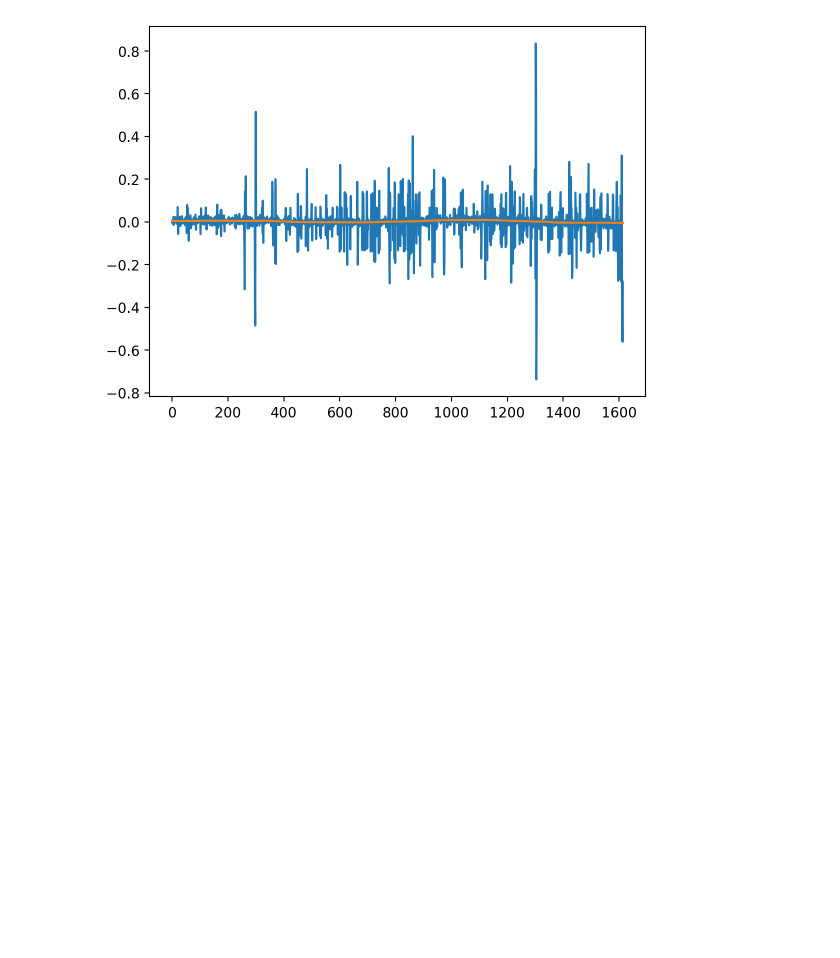
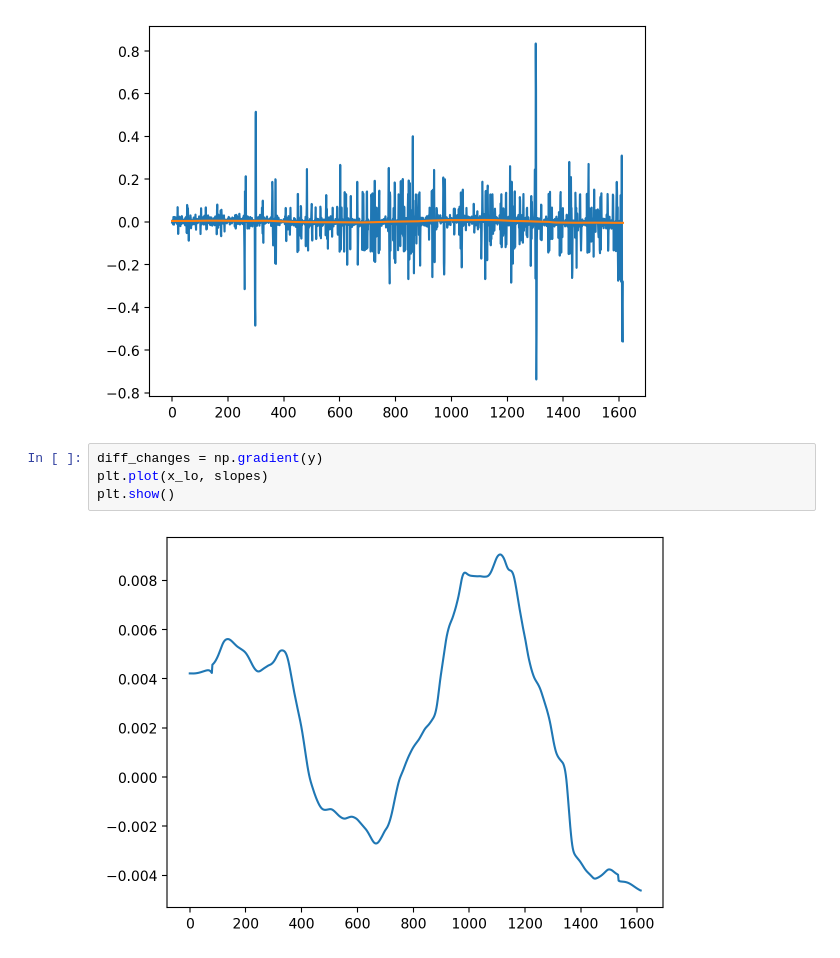
Before and after one commit to orangishcat/note, a Jupyter notebook: backend/resources/notebooks/tempo analysis.ipynb, the cells around one changed output. Cells and saved outputs as stored; diff of their text form; blank space fills up the shorter version.

```diff
--- a/backend/resources/notebooks/tempo analysis.ipynb
+++ b/backend/resources/notebooks/tempo analysis.ipynb
@@ -138,3 +138,9 @@ plt.plot(x_lo, slopes)
 plt.show()
 # %% [output]
 [figure]
+# %%
+diff_changes = np.gradient(y)
+plt.plot(x_lo, slopes)
+plt.show()
+# %% [output]
+[figure, added]
```
Also changed, not shown: 10 other files.
